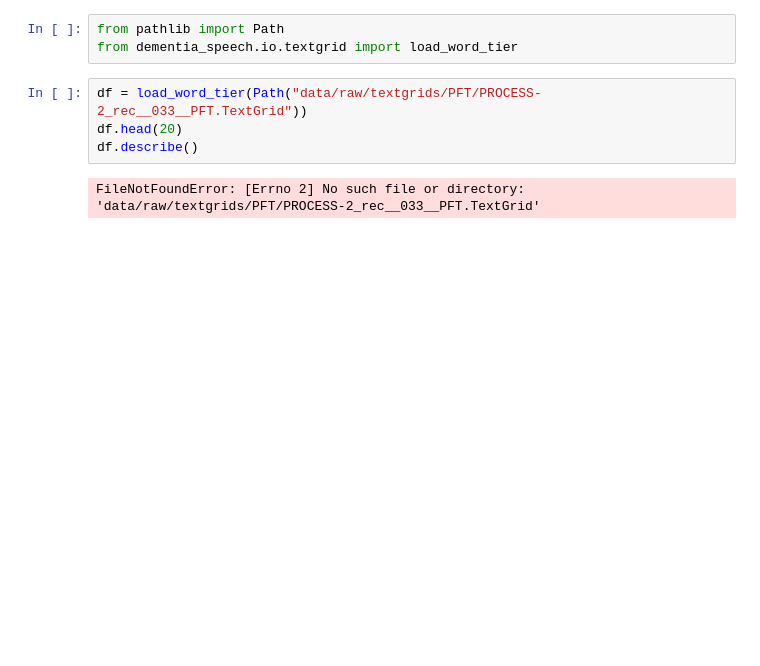
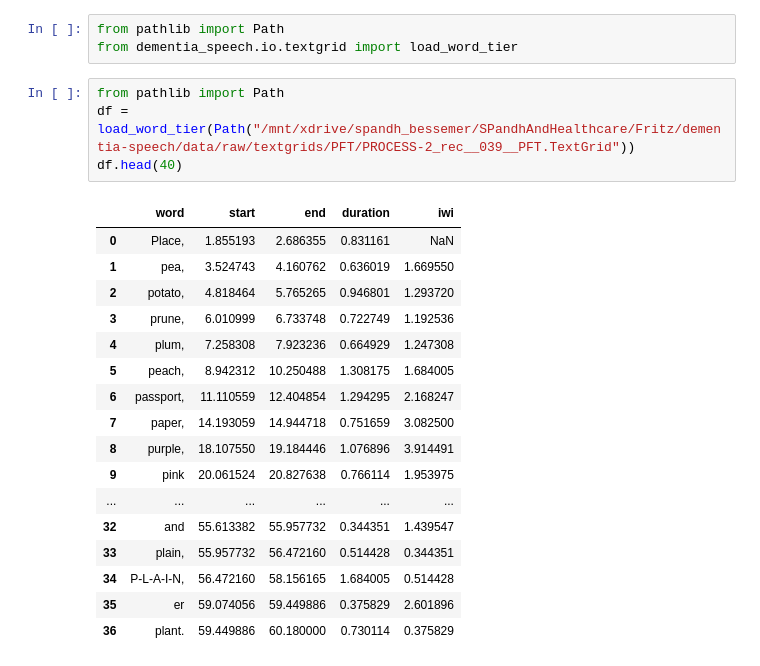
Before and after one commit to PetersFritz/dementia-speech, a Jupyter notebook: notebooks/01_explore_textgrids.ipynb, the cells around one changed output. Drawn from its saved outputs; the diff is of its cells as text; blank space fills up the shorter version.

```diff
--- a/notebooks/01_explore_textgrids.ipynb
+++ b/notebooks/01_explore_textgrids.ipynb
@@ -2,8 +2,24 @@
 from pathlib import Path
 from dementia_speech.io.textgrid import load_word_tier
 # %%
-df = load_word_tier(Path("data/raw/textgrids/PFT/PROCESS-2_rec__033__PFT.TextGrid"))
-df.head(20)
-df.describe()
+from pathlib import Path
+df = load_word_tier(Path("/mnt/xdrive/spandh_bessemer/SPandhAndHealthcare/Fritz/dementia-speech/data/raw/textgrids/PFT/PROCESS-2_rec__039__PFT.TextGrid"))
+df.head(40)
 # %% [output]
-FileNotFoundError: [Errno 2] No such file or directory: 'data/raw/textgrids/PFT/PROCESS-2_rec__033__PFT.TextGrid'
+|  | word | start | end | duration | iwi |
+| 0 | Place, | 1.855193 | 2.686355 | 0.831161 | NaN |
+| 1 | pea, | 3.524743 | 4.160762 | 0.636019 | 1.669550 |
+| 2 | potato, | 4.818464 | 5.765265 | 0.946801 | 1.293720 |
+| 3 | prune, | 6.010999 | 6.733748 | 0.722749 | 1.192536 |
+| 4 | plum, | 7.258308 | 7.923236 | 0.664929 | 1.247308 |
+| 5 | peach, | 8.942312 | 10.250488 | 1.308175 | 1.684005 |
+| 6 | passport, | 11.110559 | 12.404854 | 1.294295 | 2.168247 |
+| 7 | paper, | 14.193059 | 14.944718 | 0.751659 | 3.082500 |
+| 8 | purple, | 18.107550 | 19.184446 | 1.076896 | 3.914491 |
+| 9 | pink | 20.061524 | 20.827638 | 0.766114 | 1.953975 |
+| ... | ... | ... | ... | ... | ... |
+| 32 | and | 55.613382 | 55.957732 | 0.344351 | 1.439547 |
+| 33 | plain, | 55.957732 | 56.472160 | 0.514428 | 0.344351 |
+| 34 | P-L-A-I-N, | 56.472160 | 58.156165 | 1.684005 | 0.514428 |
+| 35 | er | 59.074056 | 59.449886 | 0.375829 | 2.601896 |
+| 36 | plant. | 59.449886 | 60.180000 | 0.730114 | 0.375829 |
```
Also changed, not shown: 7 other files.
